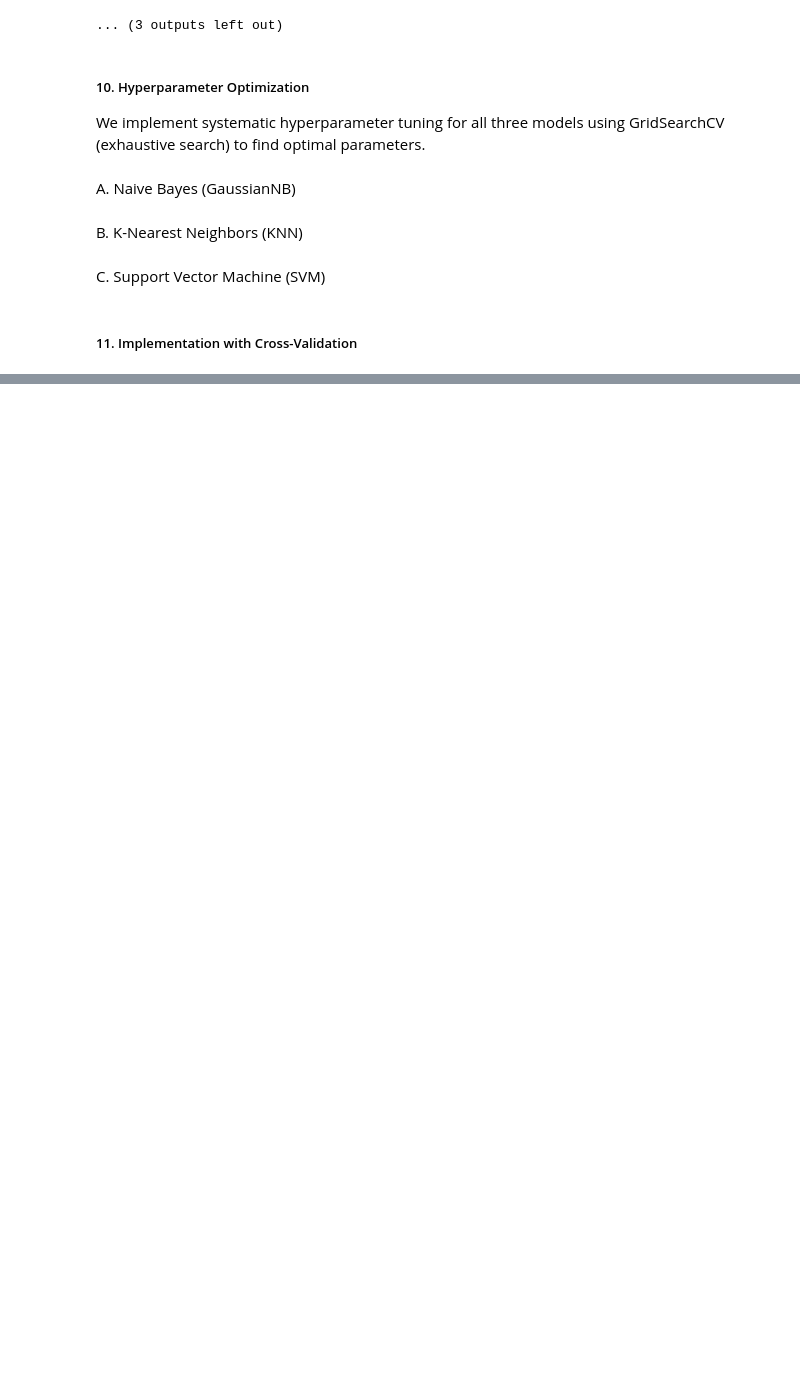
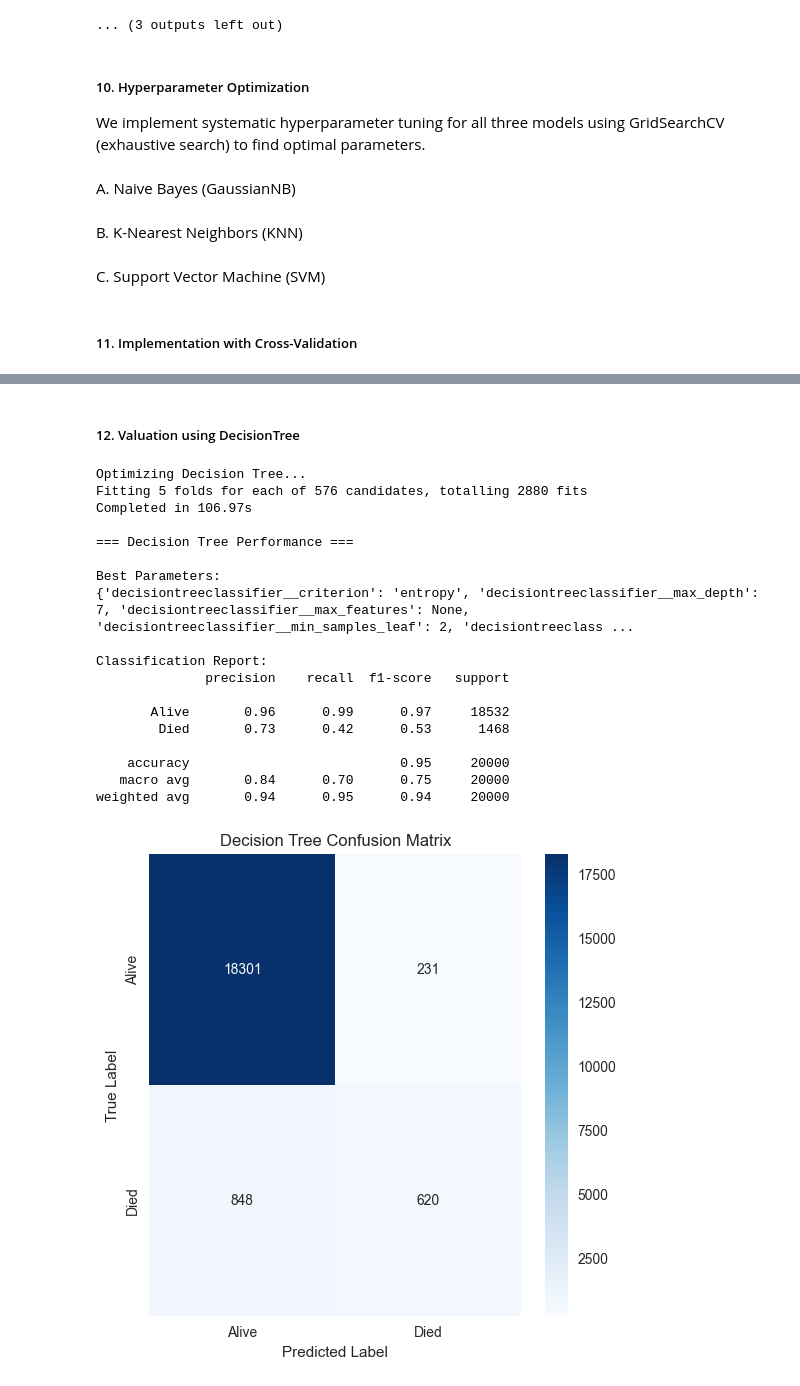
Before and after one commit to TORebelo/EC_proj, a Jupyter notebook: proj.ipynb, the cells around one changed output, grey strips where cells are left out. Cells and saved outputs as stored; diff of their text form; code cells hidden in the pictures; blank space fills up the shorter version.

```diff
--- a/proj.ipynb
+++ b/proj.ipynb
@@ -307,0 +357,77 @@ NameError: name 'Pipeline' is not defined
+# %% [markdown]
+##### 12. Valuation using DecisionTree
+# %%
+from sklearn.tree import DecisionTreeClassifier
+from sklearn.metrics import classification_report, confusion_matrix
+import matplotlib.pyplot as plt
+import seaborn as sns
+
+pipeline_tree = Pipeline([
+    ('preprocessor', preprocessor),
+    ('decisiontreeclassifier', DecisionTreeClassifier(random_state=42))
+])
+
+# Expanded parameter grid for more thorough search
+param_grid_tree = {
+    'decisiontreeclassifier__max_depth': [3, 5, 7, 10, 15, None],
+    'decisiontreeclassifier__min_samples_split': [2, 5, 10, 20],
+    'decisiontreeclassifier__min_samples_leaf': [1, 2, 4, 8],
+    'decisiontreeclassifier__criterion': ['gini', 'entropy'],
+    'decisiontreeclassifier__max_features': ['sqrt', 'log2', None]
+}
+
+grid_tree = GridSearchCV(
+    pipeline_tree,
+    param_grid_tree,
+    cv=5,
+    scoring='f1_weighted',
+    n_jobs=-1,
+    verbose=1
+)
+
+print("Optimizing Decision Tree...")
+start = time.time()
+grid_tree.fit(X_train, y_train)
+print(f"Completed in {time.time()-start:.2f}s\n")
+
+# Evaluate on test set
+y_pred_tree = grid_tree.predict(X_test)
+
+# Detailed classification report
+print("=== Decision Tree Performance ===")
+print("\nBest Parameters:")
+print(grid_tree.best_params_)
+
+print("\nClassification Report:")
+print(classification_report(y_test, y_pred_tree, target_names=["Alive", "Died"]))
+
+# Confusion matrix visualization
+cm = confusion_matrix(y_test, y_pred_tree)
+plt.figure(figsize=(6,6))
+sns.heatmap(cm, annot=True, fmt='d', cmap='Blues',
+            xticklabels=["Alive", "Died"],
+            yticklabels=["Alive", "Died"])
+plt.title("Decision Tree Confusion Matrix")
+plt.ylabel('True Label')
+plt.xlabel('Predicted Label')
+plt.show()
+# %% [output]
+Optimizing Decision Tree...
+Fitting 5 folds for each of 576 candidates, totalling 2880 fits
+Completed in 106.97s
+
+=== Decision Tree Performance ===
+
+Best Parameters:
+{'decisiontreeclassifier__criterion': 'entropy', 'decisiontreeclassifier__max_depth': 7, 'decisiontreeclassifier__max_features': None, 'decisiontreeclassifier__min_samples_leaf': 2, 'decisiontreeclass ...
+
+Classification Report:
+              precision    recall  f1-score   support
+
+       Alive       0.96      0.99      0.97     18532
+        Died       0.73      0.42      0.53      1468
+
+    accuracy                           0.95     20000
+   macro avg       0.84      0.70      0.75     20000
+weighted avg       0.94      0.95      0.94     20000
+[figure, added]
```
Also changed, not shown: parts of 4 cells of this notebook, 6 other files.
